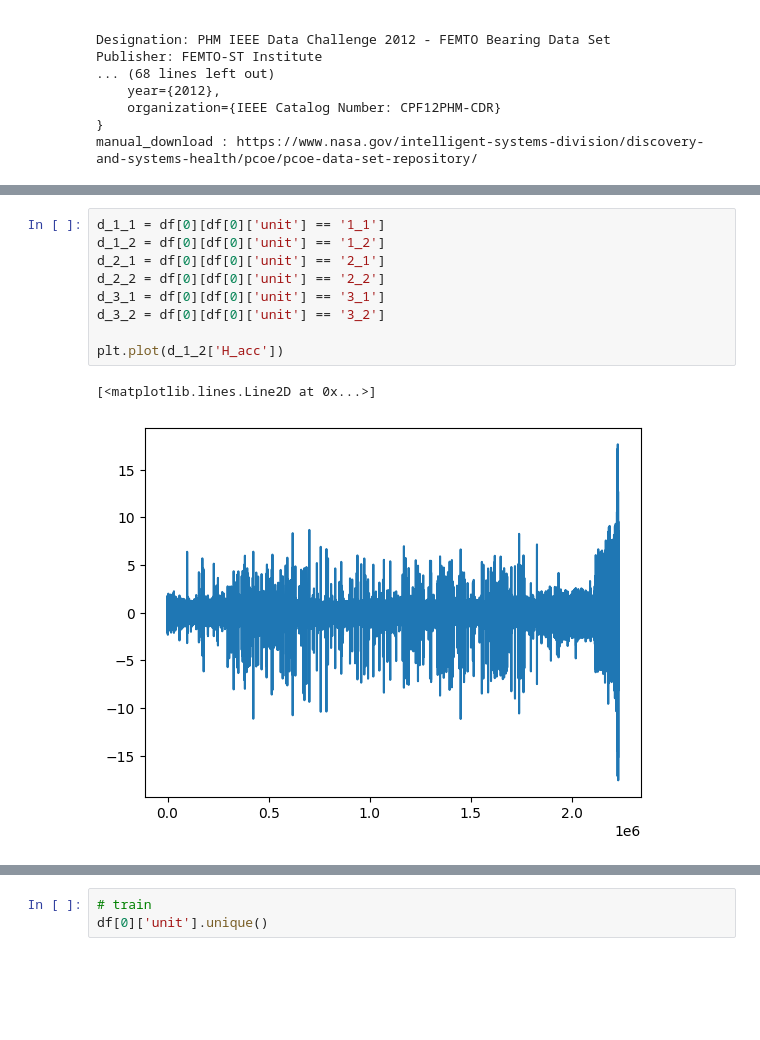
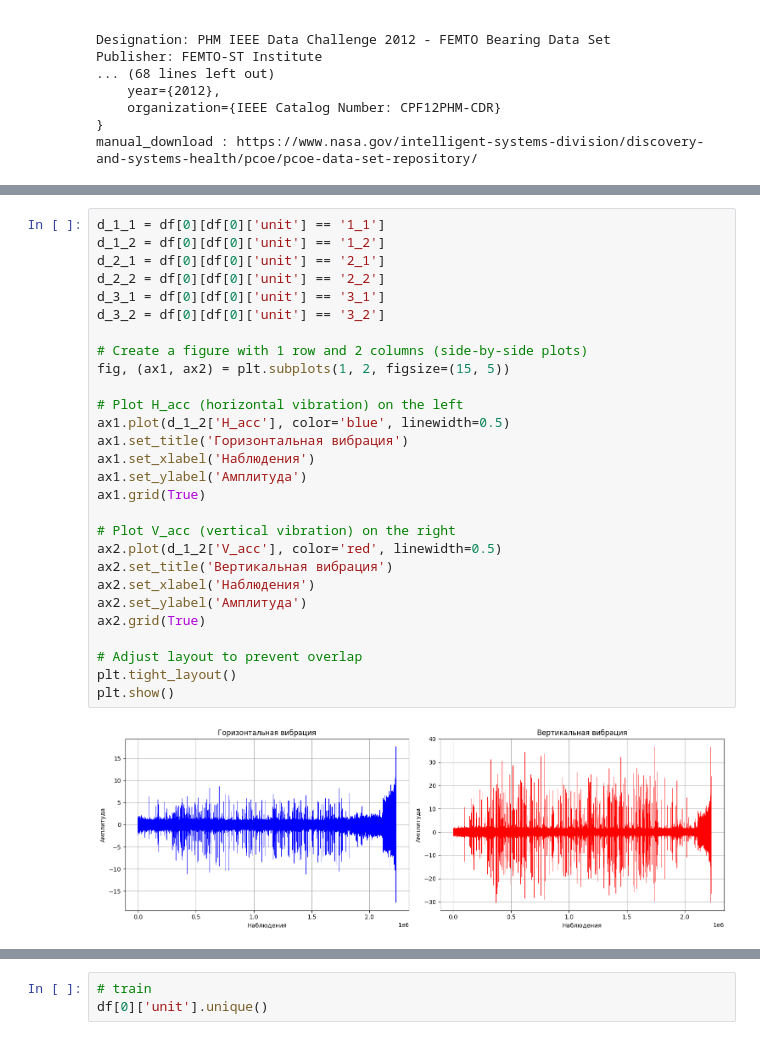
Before and after one commit to cntgfy90/bearing-rul, a Jupyter notebook: 1dcnn.ipynb, the cells around one changed output, grey strips where cells are left out. Drawn from its saved outputs; the diff is of its cells as text; blank space fills up the shorter version.

```diff
--- a/1dcnn.ipynb
+++ b/1dcnn.ipynb
@@ -97,15 +100,33 @@ INFO:root:Read in 64.48553395271301 seconds
 # %%
 d_1_1 = df[0][df[0]['unit'] == '1_1']
 d_1_2 = df[0][df[0]['unit'] == '1_2']
 d_2_1 = df[0][df[0]['unit'] == '2_1']
 d_2_2 = df[0][df[0]['unit'] == '2_2']
 d_3_1 = df[0][df[0]['unit'] == '3_1']
 d_3_2 = df[0][df[0]['unit'] == '3_2']
 
-plt.plot(d_1_2['H_acc'])
+# Create a figure with 1 row and 2 columns (side-by-side plots)
+fig, (ax1, ax2) = plt.subplots(1, 2, figsize=(15, 5))
+
+# Plot H_acc (horizontal vibration) on the left
+ax1.plot(d_1_2['H_acc'], color='blue', linewidth=0.5)
+ax1.set_title('Горизонтальная вибрация')
+ax1.set_xlabel('Наблюдения')
+ax1.set_ylabel('Амплитуда')
+ax1.grid(True)
+
+# Plot V_acc (vertical vibration) on the right
+ax2.plot(d_1_2['V_acc'], color='red', linewidth=0.5)
+ax2.set_title('Вертикальная вибрация')
+ax2.set_xlabel('Наблюдения')
+ax2.set_ylabel('Амплитуда')
+ax2.grid(True)
+
+# Adjust layout to prevent overlap
+plt.tight_layout()
+plt.show()
 # %% [output]
-[<matplotlib.lines.Line2D at 0x...>]
-[figure, old version]
+[figure, new version]
 # %%
 f = []
 ffts = []
```
Also changed, not shown: parts of 20 cells of this notebook.
